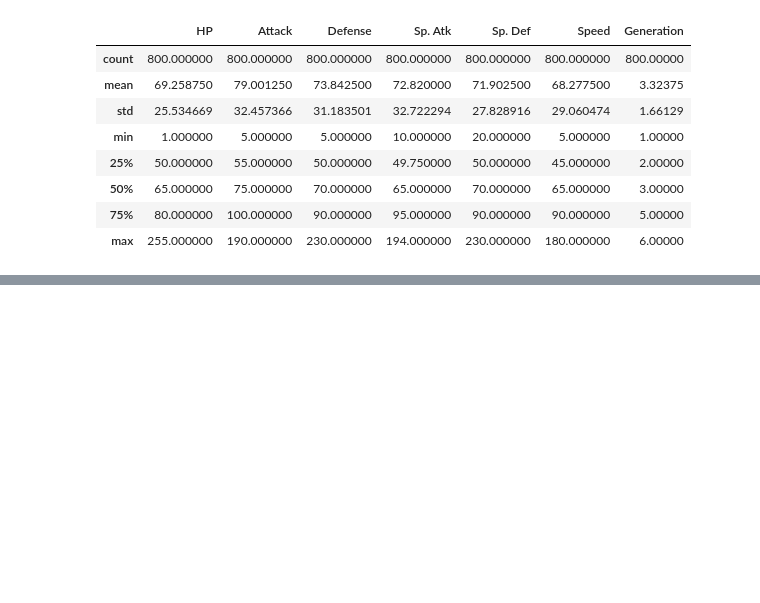
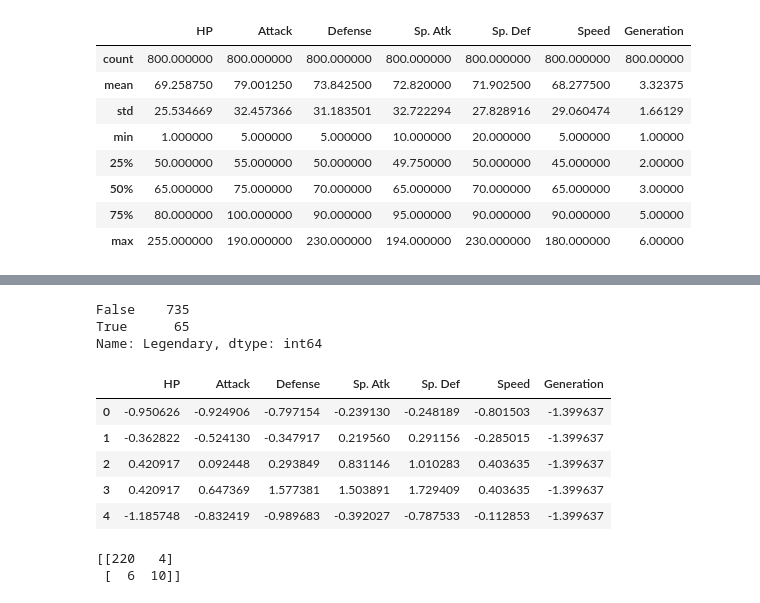
Before and after one commit to DuS4NN/Orlicek_NS2019, a Jupyter notebook: Projekt.ipynb, the cells around one changed output, grey strips where cells are left out. Drawn from its saved outputs; the diff is of its cells as text; code cells hidden in the pictures; blank space fills up the shorter version.

Commit message:
Prvá predikcia pomocou KNeighborsClassifier

```diff
--- a/Projekt.ipynb
+++ b/Projekt.ipynb
@@ -106,0 +63,29 @@ plot_corr(corrMatrix, xnames=corrMatrix.columns, ynames=corrMatrix.columns,\
+# %%
+#Vidíme, že dataset nie je vybalancovaný a existuje veľké množstvo nelegendárnych pokémonov oproti legendárnym.
+dataset.Legendary.value_counts()
+# %% [output]
+False    735
+True      65
+Name: Legendary, dtype: int64
+# %%
+#Na začiatok použijeme klasifikáciu s využitím K najbližších susedov
+from sklearn.preprocessing import StandardScaler
+from sklearn.model_selection import train_test_split
+from sklearn.neighbors import KNeighborsClassifier
+from sklearn.metrics import classification_report,confusion_matrix
+#Tento klasifikátor vyžaduje, aby sme štandardizovali dáta pretože veľké hodnoty by mali vpyv na výslednú predikciu
+scaler = StandardScaler()
+#Z dát, ktoré prechádzajú štandardizáciou vyhodíme cieľovú triedu Legendary
+scaler.fit(dataset.drop('Legendary',axis=1))
+
+#Nový dataframe použijeme pri predikcii
+scaled_features = scaler.transform(dataset.drop('Legendary',axis=1))
+df_feat = pd.DataFrame(scaled_features, columns=dataset.columns[:-1])
+df_feat.head()
+# %% [output]
+|  | HP | Attack | Defense | Sp. Atk | Sp. Def | Speed | Generation |
+| 0 | -0.950626 | -0.924906 | -0.797154 | -0.239130 | -0.248189 | -0.801503 | -1.399637 |
+| 1 | -0.362822 | -0.524130 | -0.347917 | 0.219560 | 0.291156 | -0.285015 | -1.399637 |
+| 2 | 0.420917 | 0.092448 | 0.293849 | 0.831146 | 1.010283 | 0.403635 | -1.399637 |
+| 3 | 0.420917 | 0.647369 | 1.577381 | 1.503891 | 1.729409 | 0.403635 | -1.399637 |
+| 4 | -1.185748 | -0.832419 | -0.989683 | -0.392027 | -0.787533 | -0.112853 | -1.399637 |
@@ -106,0 +101,6 @@ plot_corr(corrMatrix, xnames=corrMatrix.columns, ynames=corrMatrix.columns,\
+# %%
+#Porovnanie reálych a predikovaných dát
+print(confusion_matrix(y_test,pred))
+# %% [output]
+[[220   4]
+ [  6  10]]
```
Also changed, not shown: parts of 8 cells of this notebook.
